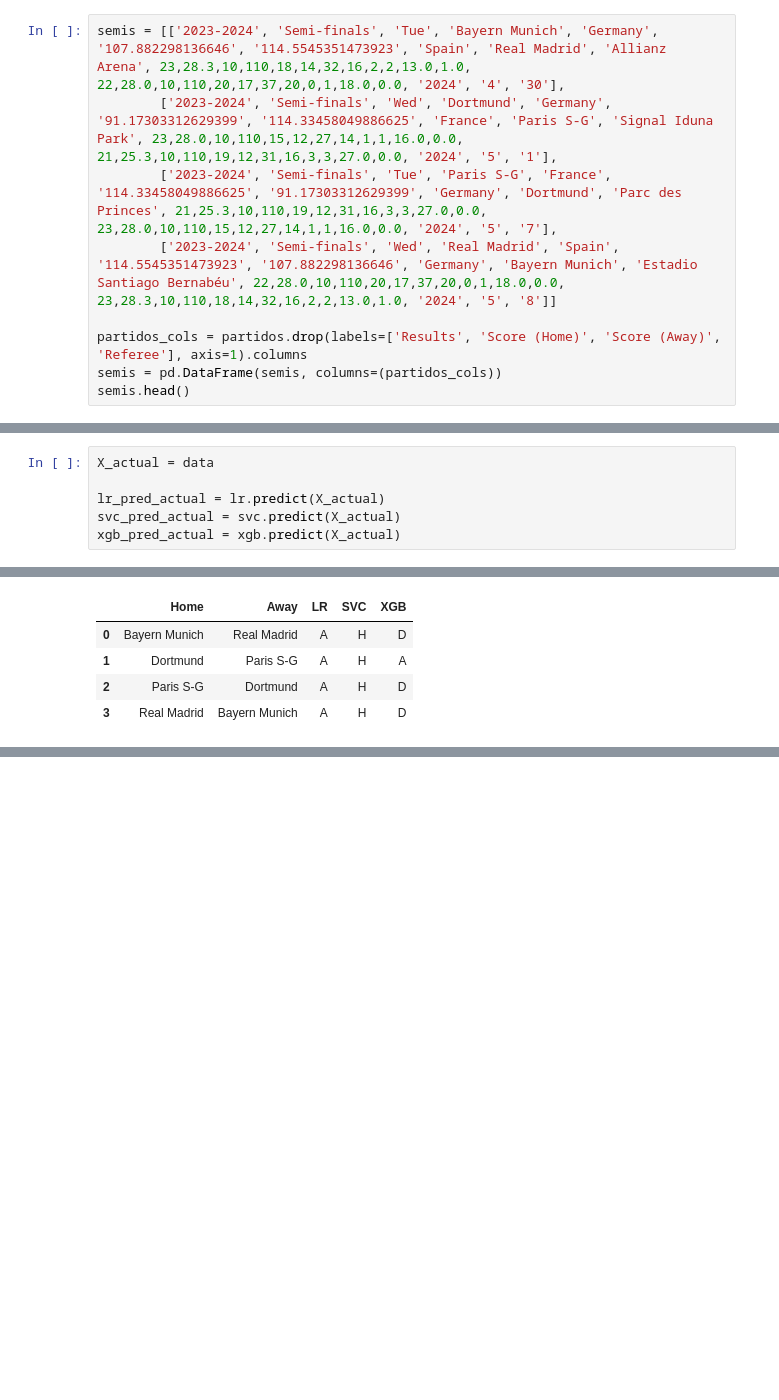
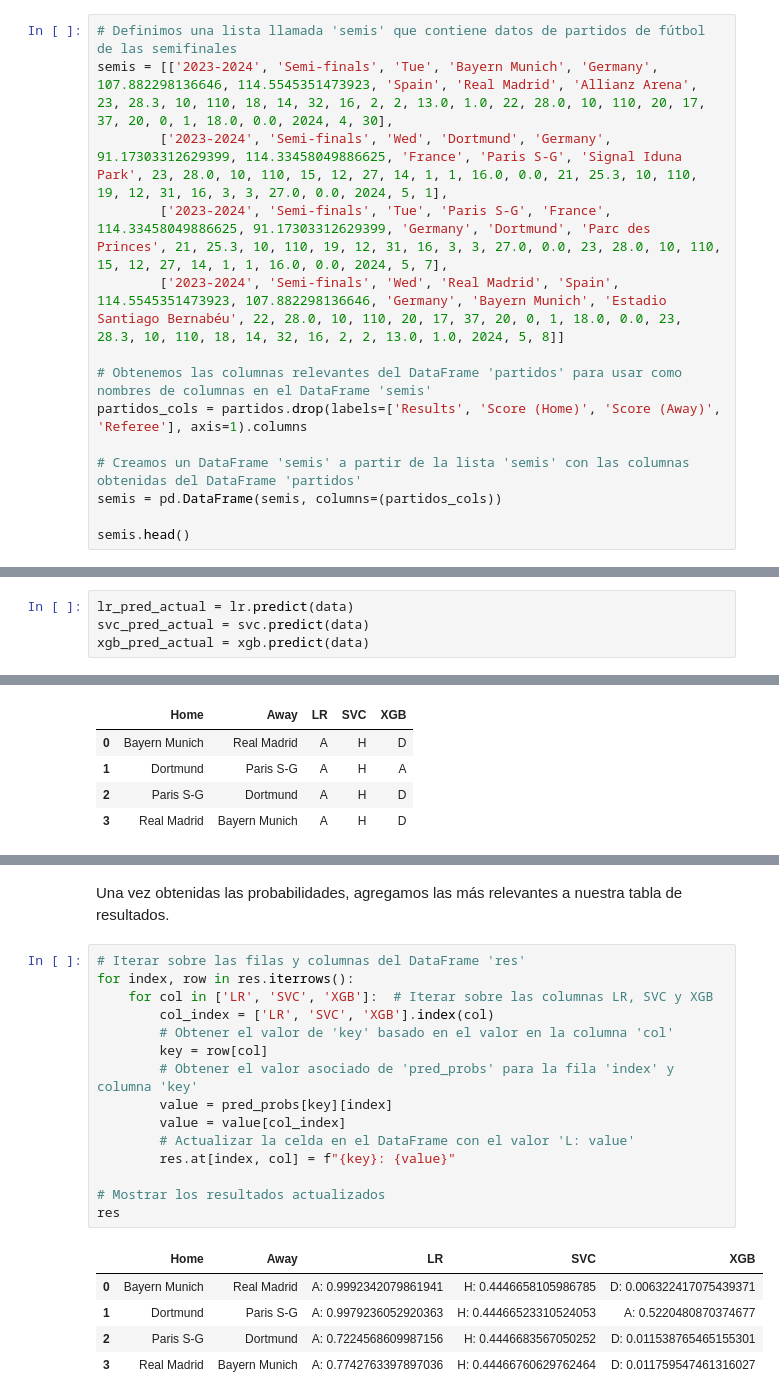
Before and after one commit to lauralardies/uefa_analisis, a Jupyter notebook: UEFA/modelos/aprendizaje supervisado/clasificacion.ipynb, the cells around one changed output, grey strips where cells are left out. Cells and saved outputs as stored; diff of their text form; blank space fills up the shorter version.

```diff
--- a/UEFA/modelos/aprendizaje supervisado/clasificacion.ipynb
+++ b/UEFA/modelos/aprendizaje supervisado/clasificacion.ipynb
@@ -239,13 +239,18 @@ weighted avg       0.52      0.56      0.53       162
 
 Ahora hagamos las predicciones de los partidos que aún quedan por jugar.
 # %%
-semis = [['2023-2024', 'Semi-finals', 'Tue', 'Bayern Munich', 'Germany', '107.882298136646', '114.5545351473923', 'Spain', 'Real Madrid', 'Allianz Arena', 23,28.3,10,110,18,14,32,16,2,2,13.0,1.0, 22,28.0,10,110,20,17,37,20,0,1,18.0,0.0, '2024', '4', '30'],
-        ['2023-2024', 'Semi-finals', 'Wed', 'Dortmund', 'Germany', '91.17303312629399', '114.33458049886625', 'France', 'Paris S-G', 'Signal Iduna Park', 23,28.0,10,110,15,12,27,14,1,1,16.0,0.0, 21,25.3,10,110,19,12,31,16,3,3,27.0,0.0, '2024', '5', '1'],
-        ['2023-2024', 'Semi-finals', 'Tue', 'Paris S-G', 'France', '114.33458049886625', '91.17303312629399', 'Germany', 'Dortmund', 'Parc des Princes', 21,25.3,10,110,19,12,31,16,3,3,27.0,0.0, 23,28.0,10,110,15,12,27,14,1,1,16.0,0.0, '2024', '5', '7'],
-        ['2023-2024', 'Semi-finals', 'Wed', 'Real Madrid', 'Spain', '114.5545351473923', '107.882298136646', 'Germany', 'Bayern Munich', 'Estadio Santiago Bernabéu', 22,28.0,10,110,20,17,37,20,0,1,18.0,0.0, 23,28.3,10,110,18,14,32,16,2,2,13.0,1.0, '2024', '5', '8']]
+# Definimos una lista llamada 'semis' que contiene datos de partidos de fútbol de las semifinales
+semis = [['2023-2024', 'Semi-finals', 'Tue', 'Bayern Munich', 'Germany', 107.882298136646, 114.5545351473923, 'Spain', 'Real Madrid', 'Allianz Arena', 23, 28.3, 10, 110, 18, 14, 32, 16, 2, 2, 13.0, 1.0, 22, 28.0, 10, 110, 20, 17, 37, 20, 0, 1, 18.0, 0.0, 2024, 4, 30],
+        ['2023-2024', 'Semi-finals', 'Wed', 'Dortmund', 'Germany', 91.17303312629399, 114.33458049886625, 'France', 'Paris S-G', 'Signal Iduna Park', 23, 28.0, 10, 110, 15, 12, 27, 14, 1, 1, 16.0, 0.0, 21, 25.3, 10, 110, 19, 12, 31, 16, 3, 3, 27.0, 0.0, 2024, 5, 1],
+        ['2023-2024', 'Semi-finals', 'Tue', 'Paris S-G', 'France', 114.33458049886625, 91.17303312629399, 'Germany', 'Dortmund', 'Parc des Princes', 21, 25.3, 10, 110, 19, 12, 31, 16, 3, 3, 27.0, 0.0, 23, 28.0, 10, 110, 15, 12, 27, 14, 1, 1, 16.0, 0.0, 2024, 5, 7],
+        ['2023-2024', 'Semi-finals', 'Wed', 'Real Madrid', 'Spain', 114.5545351473923, 107.882298136646, 'Germany', 'Bayern Munich', 'Estadio Santiago Bernabéu', 22, 28.0, 10, 110, 20, 17, 37, 20, 0, 1, 18.0, 0.0, 23, 28.3, 10, 110, 18, 14, 32, 16, 2, 2, 13.0, 1.0, 2024, 5, 8]]
 
+# Obtenemos las columnas relevantes del DataFrame 'partidos' para usar como nombres de columnas en el DataFrame 'semis'
 partidos_cols = partidos.drop(labels=['Results', 'Score (Home)', 'Score (Away)', 'Referee'], axis=1).columns
+
+# Creamos un DataFrame 'semis' a partir de la lista 'semis' con las columnas obtenidas del DataFrame 'partidos'
 semis = pd.DataFrame(semis, columns=(partidos_cols))
+
 semis.head()
 # %% [output]
 |  | Season | Round | Day | Home | Country (Home) | Points (Home) | Points (Away) | Country (Away) | ... |
@@ -280,6 +289,4 @@ data.head()
 # %%
-X_actual = data
-
-lr_pred_actual = lr.predict(X_actual)
-svc_pred_actual = svc.predict(X_actual)
-xgb_pred_actual = xgb.predict(X_actual)
+lr_pred_actual = lr.predict(data)
+svc_pred_actual = svc.predict(data)
+xgb_pred_actual = xgb.predict(data)
@@ -312,0 +357,23 @@ res
+# %% [markdown]
+Una vez obtenidas las probabilidades, agregamos las más relevantes a nuestra tabla de resultados.
+# %%
+# Iterar sobre las filas y columnas del DataFrame 'res'
+for index, row in res.iterrows():
+    for col in ['LR', 'SVC', 'XGB']:  # Iterar sobre las columnas LR, SVC y XGB
+        col_index = ['LR', 'SVC', 'XGB'].index(col)
+        # Obtener el valor de 'key' basado en el valor en la columna 'col'
+        key = row[col]
+        # Obtener el valor asociado de 'pred_probs' para la fila 'index' y columna 'key'
+        value = pred_probs[key][index]
+        value = value[col_index]
+        # Actualizar la celda en el DataFrame con el valor 'L: value'
+        res.at[index, col] = f"{key}: {value}"
+
+# Mostrar los resultados actualizados
+res
+# %% [output]
+|  | Home | Away | LR | SVC | XGB |
+| 0 | Bayern Munich | Real Madrid | A: 0.9992342079861941 | H: 0.4446658105986785 | D: 0.006322417075439371 |
+| 1 | Dortmund | Paris S-G | A: 0.9979236052920363 | H: 0.44466523310524053 | A: 0.5220480870374677 |
+| 2 | Paris S-G | Dortmund | A: 0.7224568609987156 | H: 0.4446683567050252 | D: 0.011538765465155301 |
+| 3 | Real Madrid | Bayern Munich | A: 0.7742763397897036 | H: 0.44466760629762464 | D: 0.011759547461316027 |
```
Also changed, not shown: parts of 12 cells of this notebook.
